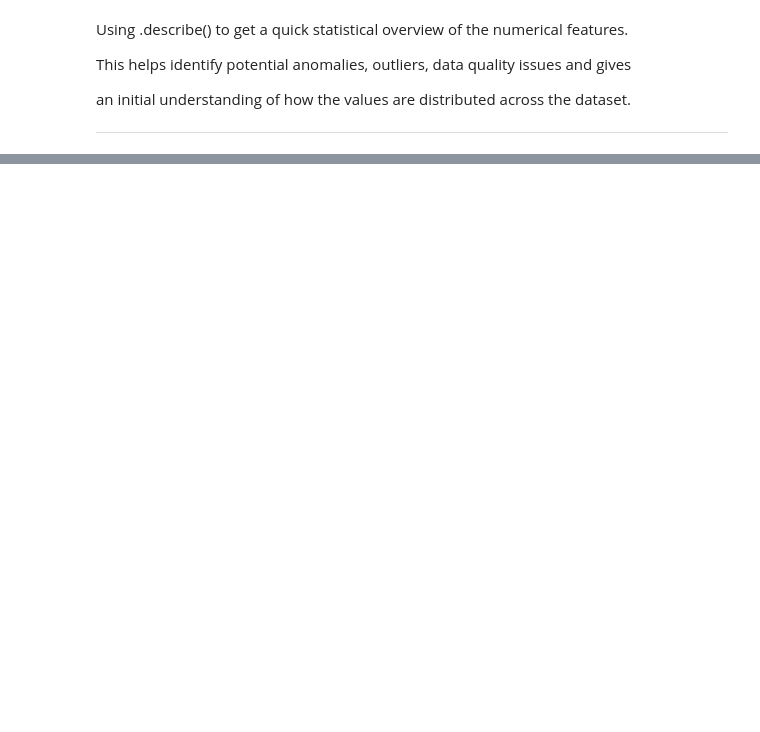
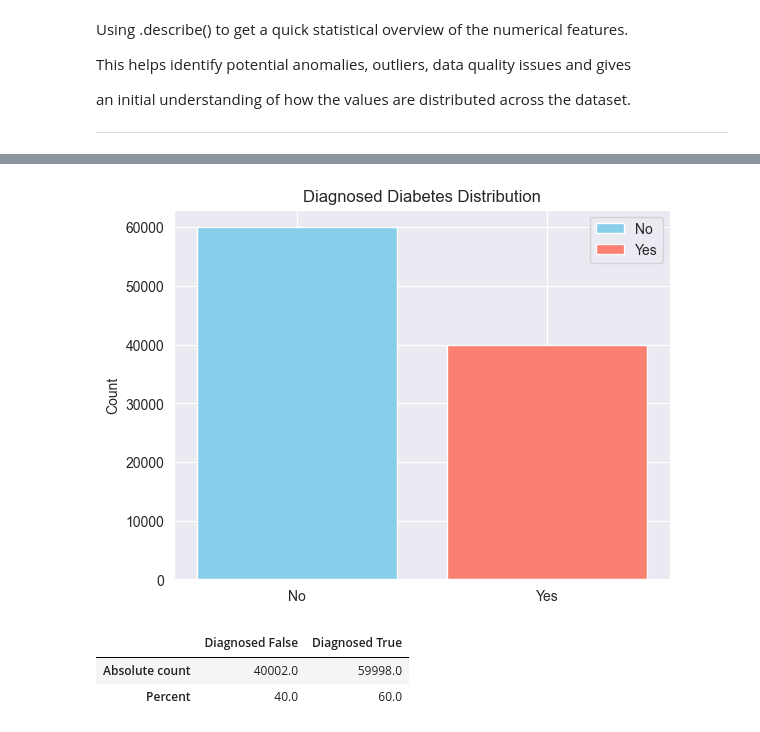
Before and after one commit to plamensve/diabets_health_indicators, a Jupyter notebook: notebooks/01_overview.ipynb, the cells around one changed output, grey strips where cells are left out. Saved outputs shown, nothing was run; the diff lists cells and outputs as text; code cells hidden in the pictures; blank space fills up the shorter version.

```diff
--- a/notebooks/01_overview.ipynb
+++ b/notebooks/01_overview.ipynb
@@ -127,0 +315,24 @@ numerical_features.describe()
+# %%
+counts = data['diagnosed_diabetes'].value_counts()
+
+plt.bar(['No', 'Yes'], counts, color=['skyblue', 'salmon'], label=['No', 'Yes'])
+plt.ylabel("Count")
+plt.legend()
+plt.title('Diagnosed Diabetes Distribution')
+plt.show()
+# %% [output]
+[figure, added]
+# %%
+diagnosed_false = data[data['diagnosed_diabetes'] == 0]
+diagnosed_true = data[data['diagnosed_diabetes'] == 1]
+
+target_percent_distribution = pd.DataFrame({
+    'Diagnosed False': [len(diagnosed_false), round(len(diagnosed_false) / len(data)  * 100, 2)],
+    'Diagnosed True': [len(diagnosed_true), round(len(diagnosed_true) / len(data)  * 100, 2)]
+})
+target_percent_distribution.index = ['Absolute count', 'Percent']
+target_percent_distribution
+# %% [output]
+|  | Diagnosed False | Diagnosed True |
+| Absolute count | 40002.0 | 59998.0 |
+| Percent | 40.0 | 60.0 |
```
Also changed, not shown: parts of 14 cells of this notebook, 1 other file.
